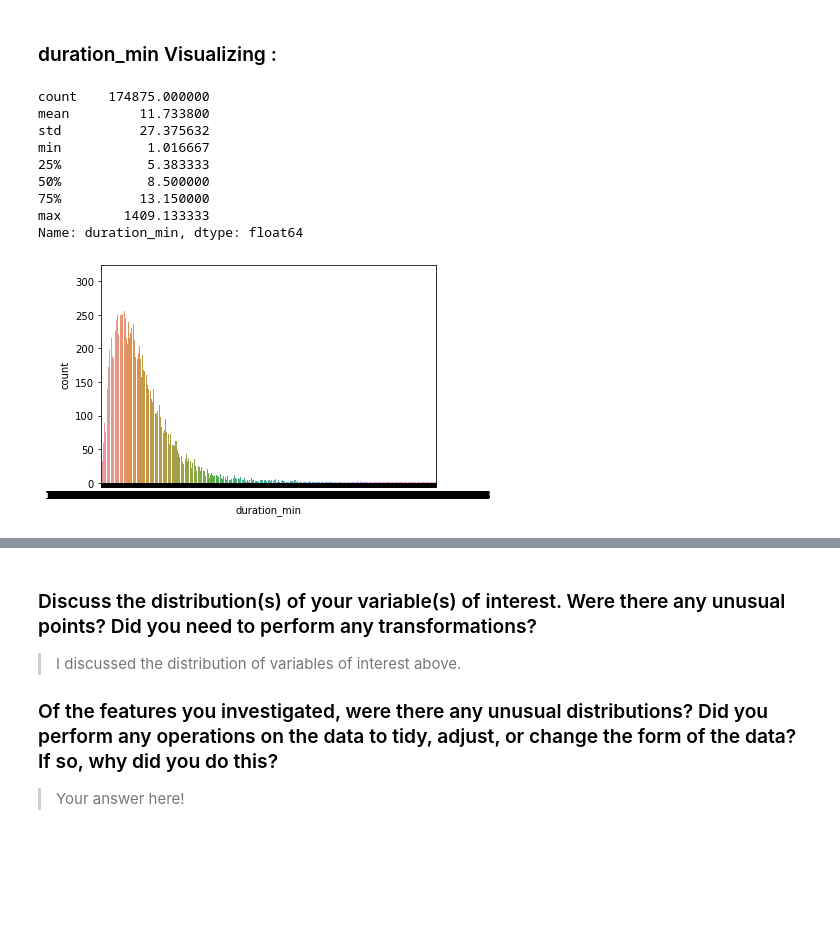
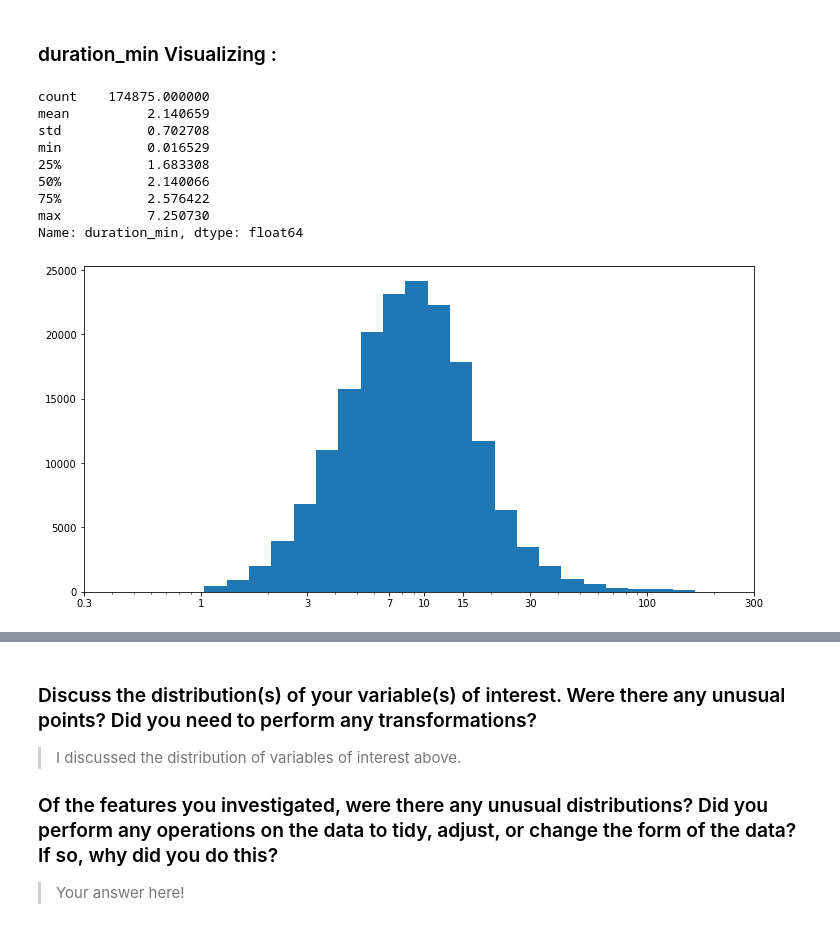
Before and after one commit to Theabdelkader/Communicate-Data-Findings-Ford-GoBike-System, a Jupyter notebook: exploration_template.ipynb, the cells around one changed output, grey strips where cells are left out. Cells and saved outputs as stored; diff of their text form; code cells hidden in the pictures; blank space fills up the shorter version.

Commit message:
duration_min Visualizing :

```diff
--- a/exploration_template.ipynb
+++ b/exploration_template.ipynb
@@ -478,18 +463,26 @@ plt.title('bike_share_for_all_trip Member');
 # %% [markdown]
 ### duration_min Visualizing :
 # %%
-df['duration_min'].describe()
+np.log(df['duration_min']).describe()
 # %% [output]
 count    174875.000000
-mean         11.733800
-std          27.375632
-min           1.016667
-25%           5.383333
-50%           8.500000
-75%          13.150000
-max        1409.133333
+mean          2.140659
+std           0.702708
+min           0.016529
+25%           1.683308
+50%           2.140066
+75%           2.576422
+max           7.250730
 Name: duration_min, dtype: float64
-# %%
-sb.countplot(data=df, x='duration_min');
-# %% [output]
-[figure, removed]
+# %%
+# here we will repeat as in Age but the max value we will choose the mean value 2.140659 as here high values so
+# counts which can be ignored to make plot more displayful
+plt.figure(figsize=(12,6))
+bins = 10 ** np.arange(0.016,2.14+0.1,0.1)
+ticks = [0.3,1,3,7,10,15,30,100,300]
+labels = ['{}'.format(v) for v in ticks]
+plt.hist(data = df, x = 'duration_min', bins = bins);
+plt.xscale('log')
+plt.xticks(ticks, labels);
+# %% [output]
+[figure, added]
```
Also changed, not shown: parts of 4 cells of this notebook.
